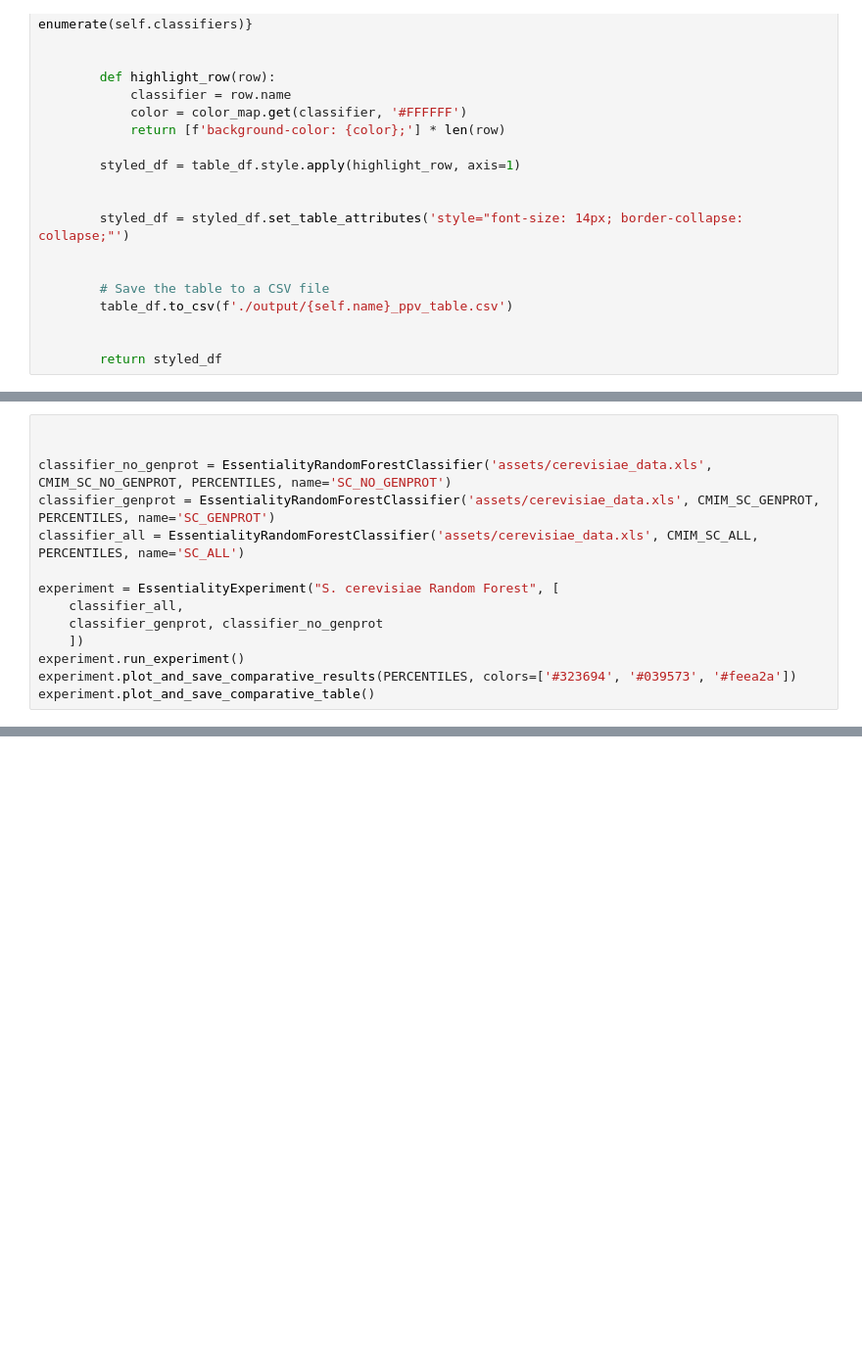
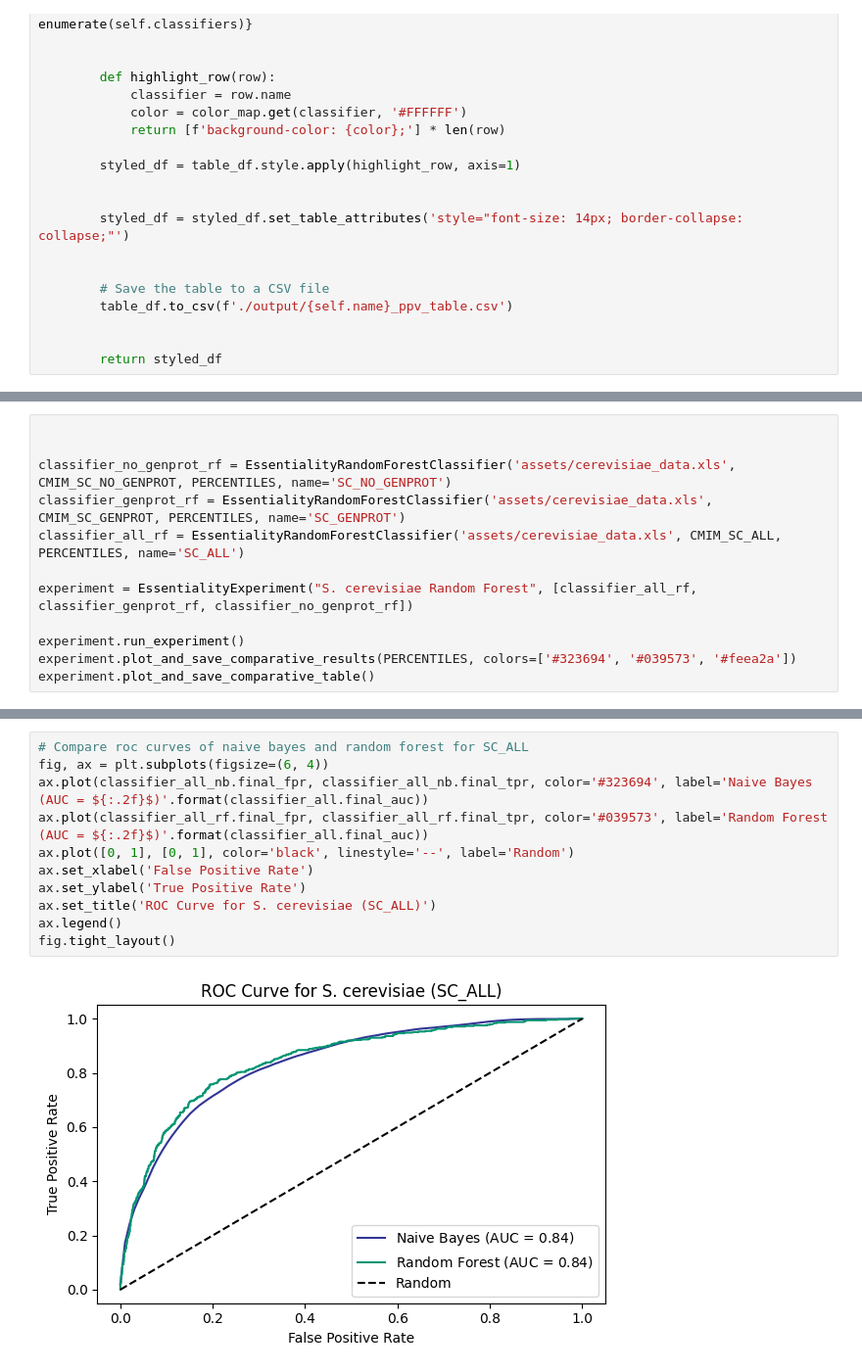
Before and after one commit to NiccoloCase/essential-genes-identification, a Jupyter notebook: test AI5.ipynb, the cells around one changed output, grey strips where cells are left out. Shown: that part at 98% size. Drawn from its saved outputs; the diff is of its cells as text; blank space fills up the shorter version.

```diff
--- a/test AI5.ipynb
+++ b/test AI5.ipynb
@@ -592,14 +647,12 @@ class EssentialityRandomForestClassifier(EssentiallyClassifier):
 # %%
 
 
-classifier_no_genprot = EssentialityRandomForestClassifier('assets/cerevisiae_data.xls', CMIM_SC_NO_GENPROT, PERCENTILES, name='SC_NO_GENPROT')
-classifier_genprot = EssentialityRandomForestClassifier('assets/cerevisiae_data.xls', CMIM_SC_GENPROT, PERCENTILES, name='SC_GENPROT')
-classifier_all = EssentialityRandomForestClassifier('assets/cerevisiae_data.xls', CMIM_SC_ALL, PERCENTILES, name='SC_ALL')
+classifier_no_genprot_rf = EssentialityRandomForestClassifier('assets/cerevisiae_data.xls', CMIM_SC_NO_GENPROT, PERCENTILES, name='SC_NO_GENPROT')
+classifier_genprot_rf = EssentialityRandomForestClassifier('assets/cerevisiae_data.xls', CMIM_SC_GENPROT, PERCENTILES, name='SC_GENPROT')
+classifier_all_rf = EssentialityRandomForestClassifier('assets/cerevisiae_data.xls', CMIM_SC_ALL, PERCENTILES, name='SC_ALL')
 
-experiment = EssentialityExperiment("S. cerevisiae Random Forest", [
-    classifier_all,
-    classifier_genprot, classifier_no_genprot
-    ])
+experiment = EssentialityExperiment("S. cerevisiae Random Forest", [classifier_all_rf, classifier_genprot_rf, classifier_no_genprot_rf])
+
 experiment.run_experiment()
 experiment.plot_and_save_comparative_results(PERCENTILES, colors=['#323694', '#039573', '#feea2a'])
 experiment.plot_and_save_comparative_table()
@@ -672,0 +669,13 @@ Final PPV Percentiles: [0.6956521739130435, 0.4915254237288136, 0.42372881355932
+# %%
+# Compare roc curves of naive bayes and random forest for SC_ALL
+fig, ax = plt.subplots(figsize=(6, 4))
+ax.plot(classifier_all_nb.final_fpr, classifier_all_nb.final_tpr, color='#323694', label='Naive Bayes (AUC = ${:.2f}$)'.format(classifier_all.final_auc))
+ax.plot(classifier_all_rf.final_fpr, classifier_all_rf.final_tpr, color='#039573', label='Random Forest (AUC = ${:.2f}$)'.format(classifier_all.final_auc))
+ax.plot([0, 1], [0, 1], color='black', linestyle='--', label='Random')
+ax.set_xlabel('False Positive Rate')
+ax.set_ylabel('True Positive Rate')
+ax.set_title('ROC Curve for S. cerevisiae (SC_ALL)')
+ax.legend()
+fig.tight_layout()
+# %% [output]
+[figure, added]
```
Also changed, not shown: parts of 6 cells of this notebook, 7 other files.
